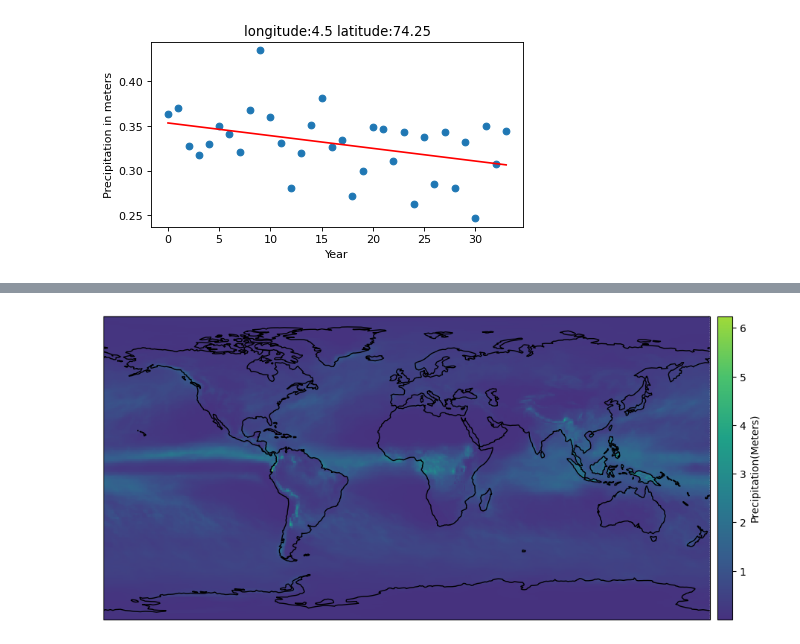
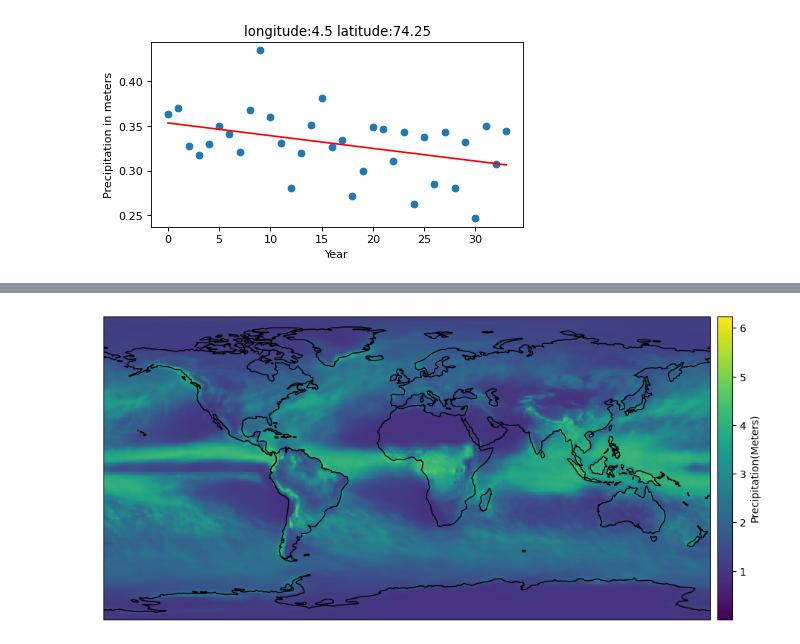
Before and after one commit to leocabbage2008/wpwdpd, a Jupyter notebook: analysis_backup_enabled.ipynb, the cells around one changed output, grey strips where cells are left out. Cells and saved outputs as stored; diff of their text form; code cells hidden in the pictures.

```diff
--- a/analysis_backup_enabled.ipynb
+++ b/analysis_backup_enabled.ipynb
@@ -196,33 +195,36 @@ plt.show()
 # %%
 # this is default, for 1984-01-01
 # default graph
 MIN=-3.5762786865234375e-07
 MAX=46.86285400390625
 AVERAGE=2.1248369216918945
 # Get the slope variable from the dataset
 p0 = annual_sums[0]
 
 # Set up the projection for the map
 proj = ccrs.PlateCarree()
 
 sns.set_style()
 # Create a figure and axis for the map
 fig, ax = plt.subplots(subplot_kw={'projection': proj}, figsize=(10, 10))
 fig.tight_layout()
 # Set the extent of the map
 ax.set_extent([-180, 180, -90, 90], crs=proj)
 
 # Add the slope data to the map as a pcolormesh
 cmap = matplotlib.colors.LinearSegmentedColormap.from_list("", sns.color_palette("viridis"))
-im = ax.pcolormesh(lon, lat, p0, transform=proj, cmap=cmap, vmin=0, vmax=6)
+# im = ax.pcolormesh(lon, lat, p0, transform=proj, cmap=cmap, vmin=0, vmax=6)
+im = ax.pcolormesh(lon, lat, p0, transform=proj, cmap=cmap, norm = matplotlib.colors.SymLogNorm(linthresh=1))
 
 # Add a colorbar
-cb = plt.colorbar(im, ax=ax, orientation="vertical", shrink=0.42, pad=0.01)
+# fig.colorbar(ax.imshow(p0))
+# cb = plt.colorbar(im, ax=ax, orientation="vertical", shrink=0.42, pad=0.01)
+cb = plt.colorbar(ax.imshow(p0), ax=ax, orientation="vertical", shrink=0.42, pad=0.01)
 cb.set_label("Precipitation(Meters)")
 
 # Add coastlines and a title
 ax.coastlines()
 
 plt.show()
 # %% [output]
-[figure, old version]
+[figure, new version]
```
Also changed, not shown: parts of 5 cells of this notebook.
